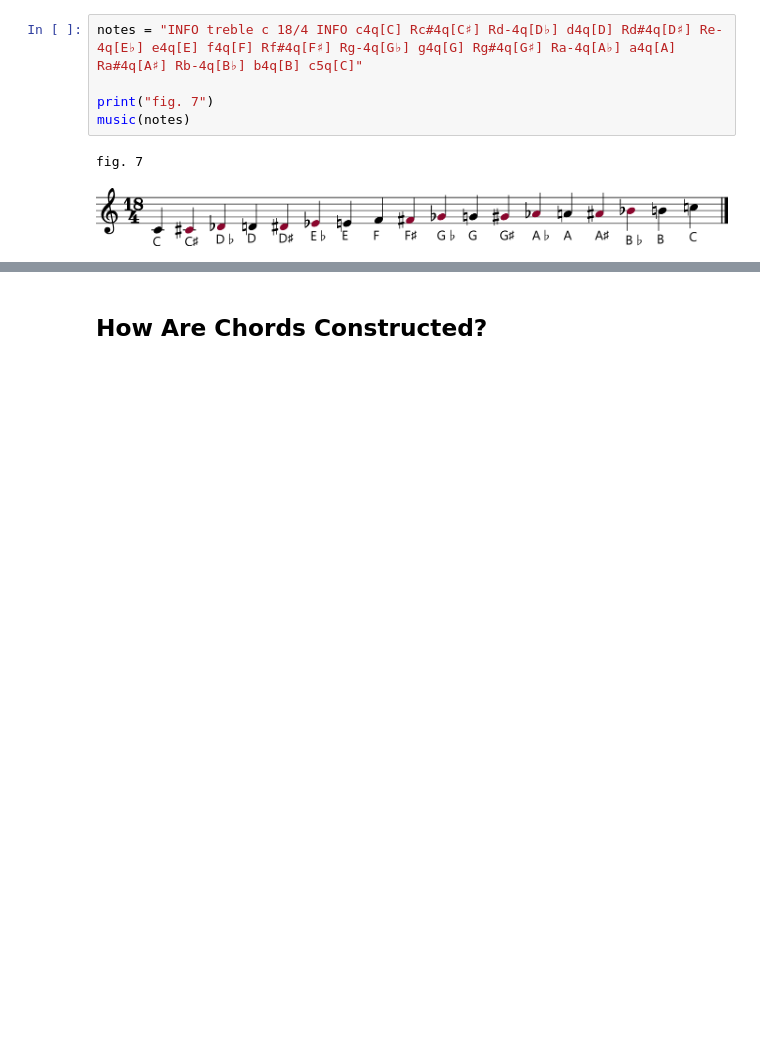
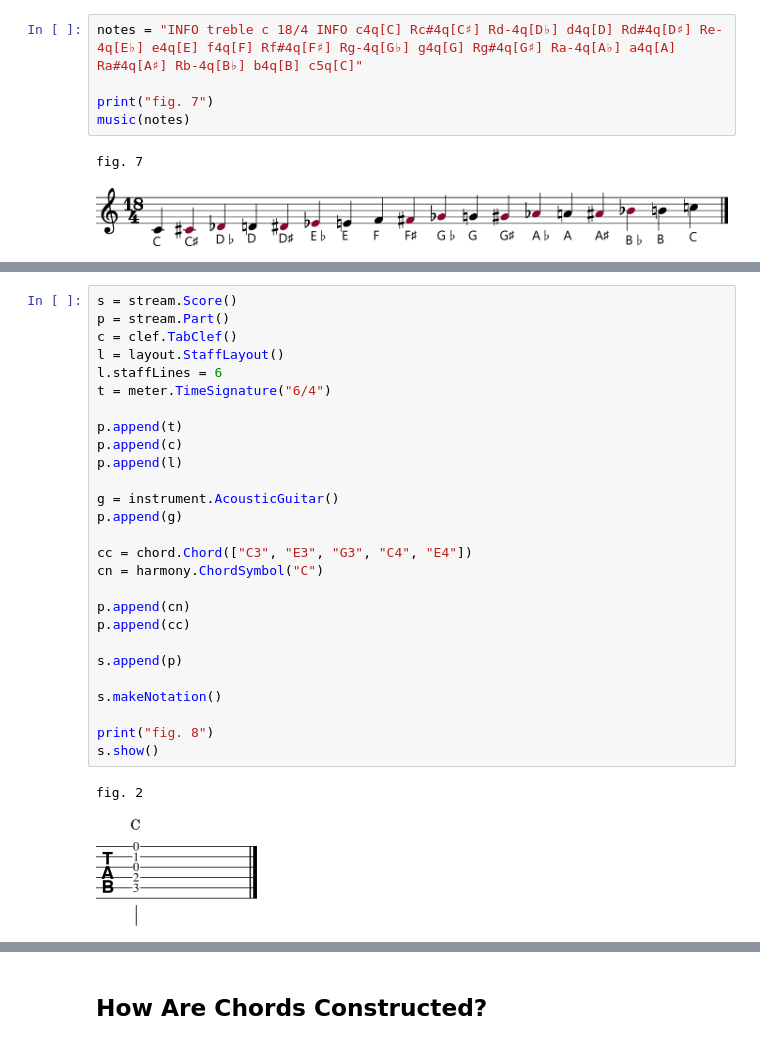
Before and after one commit to cwrightlibrary/JazzNotebooks, a Jupyter notebook: music-theory-for-guitar-players/music-theory-for-guitar-players.ipynb, the cells around one changed output, grey strips where cells are left out. Cells and saved outputs as stored; diff of their text form; blank space fills up the shorter version.

```diff
--- a/music-theory-for-guitar-players/music-theory-for-guitar-players.ipynb
+++ b/music-theory-for-guitar-players/music-theory-for-guitar-players.ipynb
@@ -415,0 +426,30 @@ Sometimes you'll see an E♯ note (which is just an F), an F♭ (which is an E)
+# %%
+s = stream.Score()
+p = stream.Part()
+c = clef.TabClef()
+l = layout.StaffLayout()
+l.staffLines = 6
+t = meter.TimeSignature("6/4")
+
+p.append(t)
+p.append(c)
+p.append(l)
+
+g = instrument.AcousticGuitar()
+p.append(g)
+
+cc = chord.Chord(["C3", "E3", "G3", "C4", "E4"])
+cn = harmony.ChordSymbol("C")
+
+p.append(cn)
+p.append(cc)
+
+s.append(p)
+
+s.makeNotation()
+
+print("fig. 8")
+s.show()
+# %% [output]
+fig. 2
+[figure, added]
```
Also changed, not shown: parts of 16 cells of this notebook.
